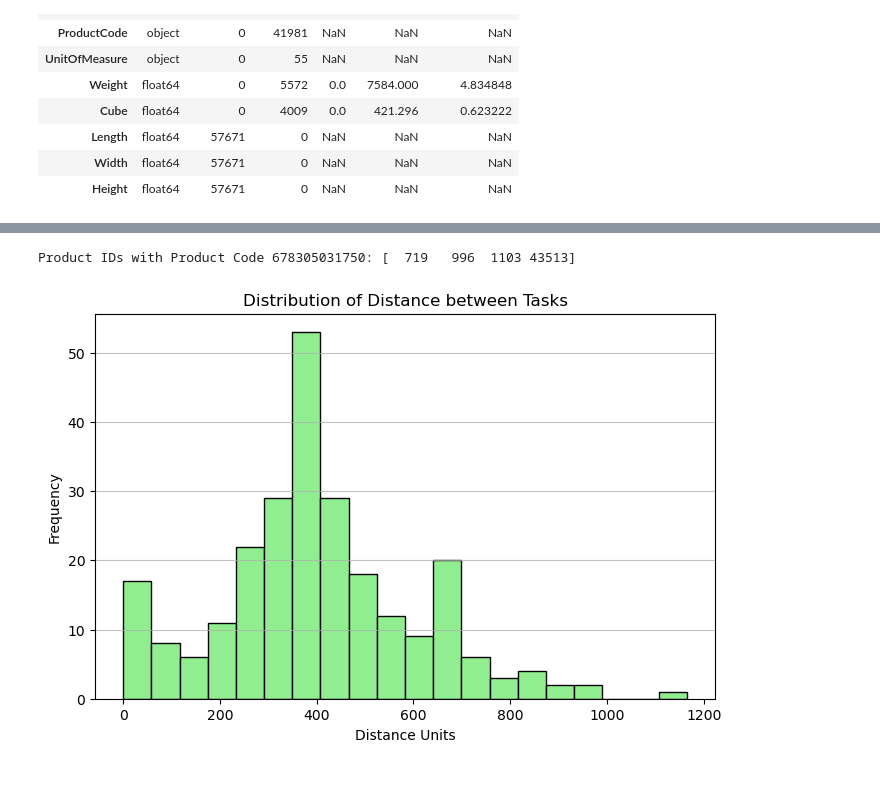
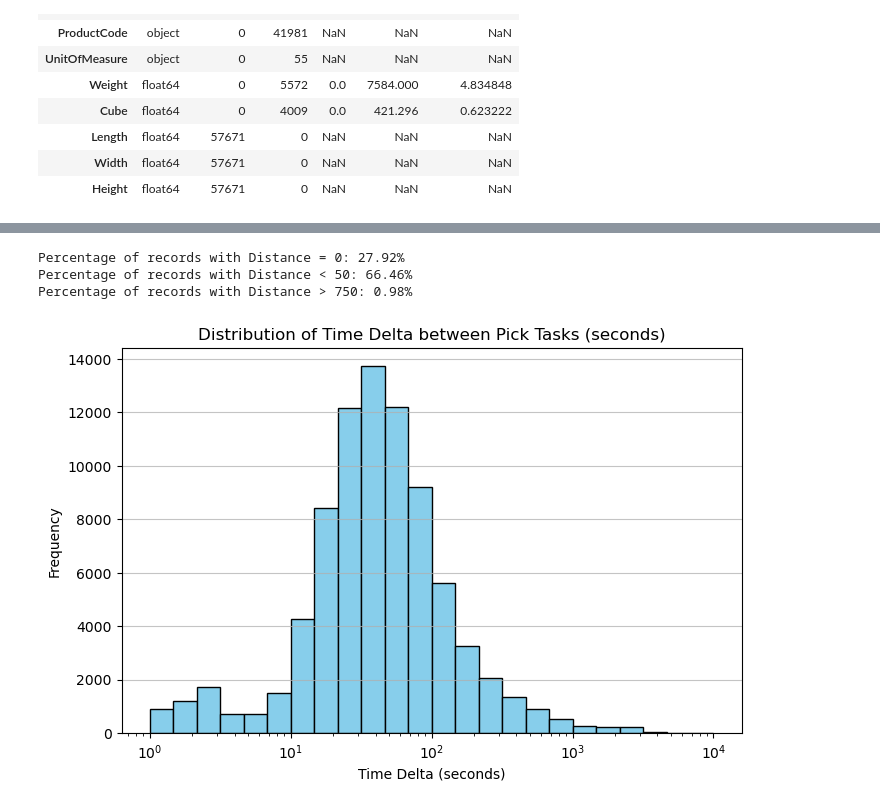
Before and after one commit to JiashenWangg/Lucas_Systems_Capstone_Project, a Jupyter notebook: EDA_Jiashen/eda_OE.ipynb, the cells around one changed output, grey strips where cells are left out. Cells and saved outputs as stored; diff of their text form; code cells hidden in the pictures; blank space fills up the shorter version.

Commit message:
Update EDA, create visualizations for 2/5 meeting

```diff
--- a/EDA_Jiashen/eda_OE.ipynb
+++ b/EDA_Jiashen/eda_OE.ipynb
@@ -120 +146,13 @@ display(user419_nov10.head())
+# %%
+oe = OE_Activity.copy()
+
+oe["Timestamp"] = pd.to_datetime(oe["Timestamp"], errors="coerce")
+oe = oe.dropna(subset=["Timestamp"]).copy()
+oe["Day"] = oe["Timestamp"].dt.date
+
+oe = oe.sort_values(["UserID", "Day", "Timestamp"]).reset_index(drop=True)
+
+oe["Prev_Timestamp"] = oe.groupby(["UserID", "Day"])["Timestamp"].shift(1)
+oe["Time_Delta_sec"] = (oe["Timestamp"] - oe["Prev_Timestamp"]).dt.total_seconds()
+oe.loc[oe["Time_Delta_sec"] < 0, "Time_Delta_sec"] = np.nan  # safety
 # %%
@@ -310,17 +271,33 @@ for idx in long_gaps.index:
-# %%
-# Check all Product_ID with Product_Code = 678305031750
-product_ids = OE_Products[OE_Products["ProductCode"] == "678305031750"]["ProductID"].unique()
-print(f"Product IDs with Product Code 678305031750: {product_ids}")
-# %% [output]
-Product IDs with Product Code 678305031750: [  719   996  1103 43513]
+# %%
+# Proportion of distance = 0
+pct_dist_zero = (oe_detailed["Dist_prev_to_curr"] == 0).mean() * 100
+print(f"Percentage of records with Distance = 0: {pct_dist_zero:.2f}%")
+# Proportion < 50
+pct_dist_less_50 = (oe_detailed["Dist_prev_to_curr"] < 50).mean() * 100
+print(f"Percentage of records with Distance < 50: {pct_dist_less_50:.2f}%")
+# Proportion > 750
+pct_dist_greater_750 = (oe_detailed["Dist_prev_to_curr"] > 750).mean() * 100
+print(f"Percentage of records with Distance > 750: {pct_dist_greater_750:.2f}%")
+# %% [output]
+Percentage of records with Distance = 0: 27.92%
+Percentage of records with Distance < 50: 66.46%
+Percentage of records with Distance > 750: 0.98%
 # %%
-# Plot distribution of Dist_prev_to_curr
+vals = oe["Time_Delta_sec"].dropna()
+vals = vals[(vals > 0) & (vals < 10000)]
+
 plt.figure(figsize=(8, 5))
-plt.hist(df["Dist_prev_to_curr"].dropna(), bins=20, color='lightgreen', edgecolor='black')
-plt.title("Distribution of Distance between Tasks")
-plt.xlabel("Distance Units")
+
+plt.hist(vals,
+         bins=np.logspace(0, np.log10(10000), 25),  # log-spaced bins
+         color='skyblue',
+         edgecolor='black')
+
+plt.title("Distribution of Time Delta between Pick Tasks (seconds)")
+plt.xlabel("Time Delta (seconds)")
 plt.ylabel("Frequency")
+plt.xscale("log")
 plt.grid(axis='y', alpha=0.75)
 plt.show()
 # %% [output]
-[figure, old version]
+[figure, new version]
```
Also changed, not shown: parts of 25 cells of this notebook, 1 other file.
